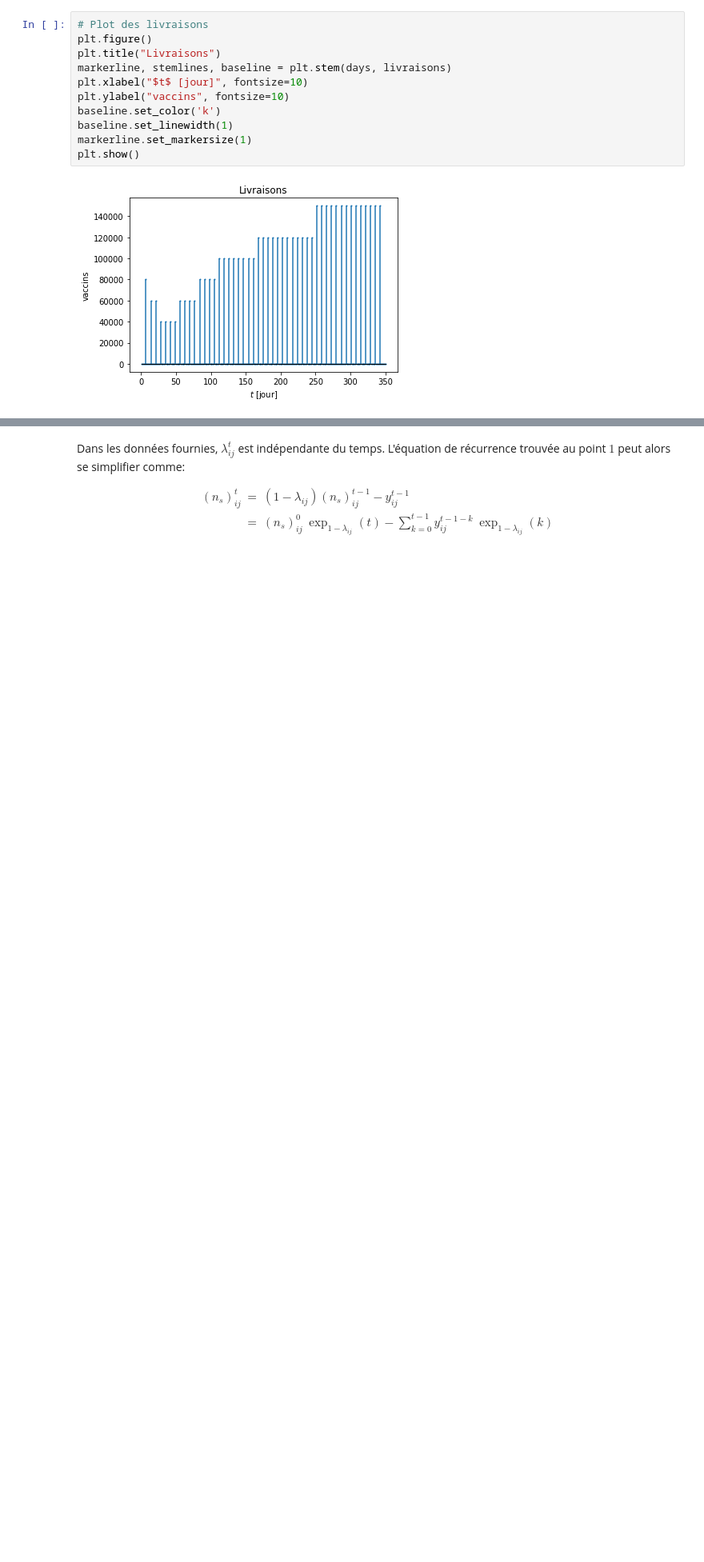
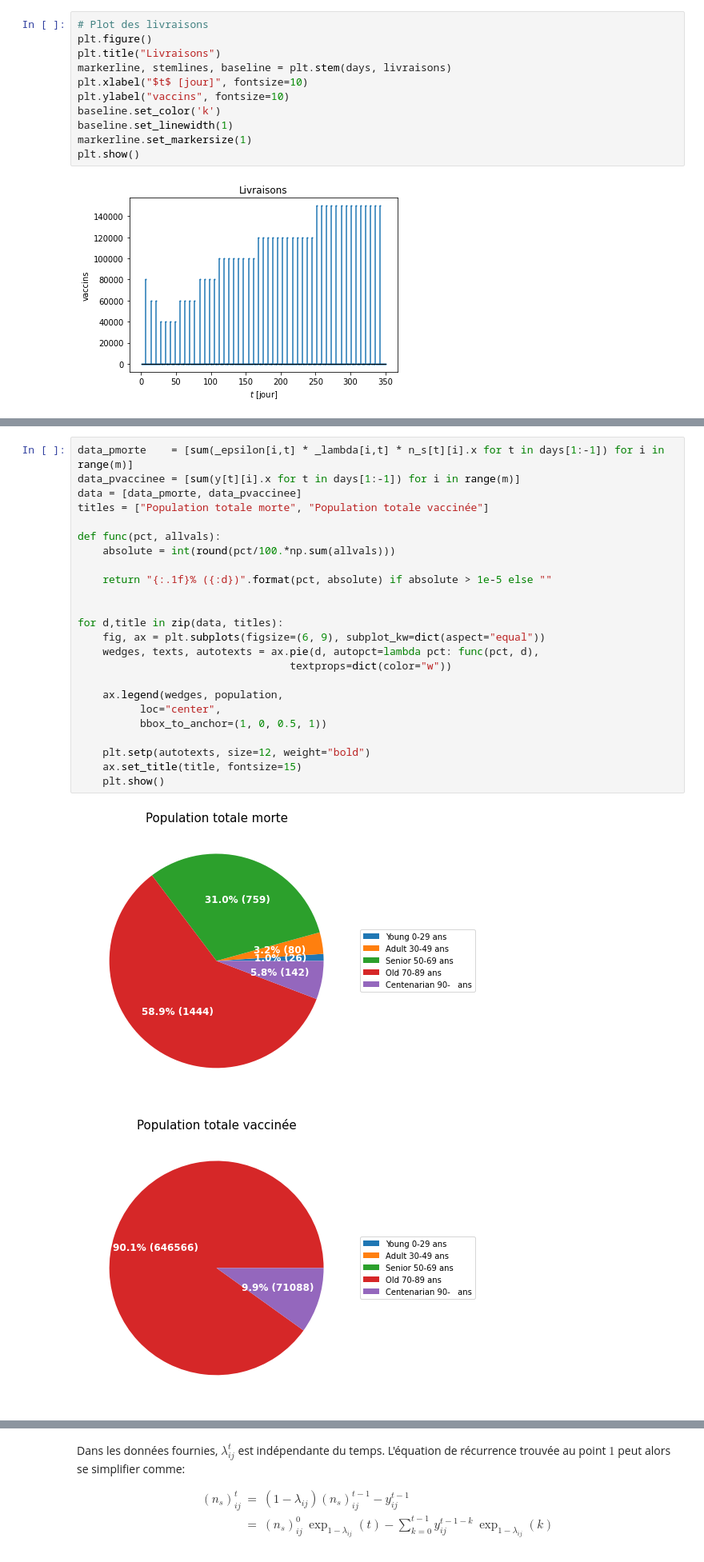
Before and after one commit to EliottVND/LINMA1702, a Jupyter notebook: rapport_notebook.ipynb, the cells around one changed output, grey strips where cells are left out. Shown: that part at 80% size. Saved outputs shown, nothing was run; the diff lists cells and outputs as text; blank space fills up the shorter version.

```diff
--- a/rapport_notebook.ipynb
+++ b/rapport_notebook.ipynb
@@ -204 +229,28 @@ for i in range(3):
+# %%
+data_pmorte    = [sum(_epsilon[i,t] * _lambda[i,t] * n_s[t][i].x for t in days[1:-1]) for i in range(m)]
+data_pvaccinee = [sum(y[t][i].x for t in days[1:-1]) for i in range(m)]
+data = [data_pmorte, data_pvaccinee]
+titles = ["Population totale morte", "Population totale vaccinée"]
+
+def func(pct, allvals):
+    absolute = int(round(pct/100.*np.sum(allvals)))
+
+    return "{:.1f}% ({:d})".format(pct, absolute) if absolute > 1e-5 else ""
+
+
+for d,title in zip(data, titles):
+    fig, ax = plt.subplots(figsize=(6, 9), subplot_kw=dict(aspect="equal"))
+    wedges, texts, autotexts = ax.pie(d, autopct=lambda pct: func(pct, d),
+                                  textprops=dict(color="w"))
+
+    ax.legend(wedges, population,
+          loc="center",
+          bbox_to_anchor=(1, 0, 0.5, 1))
+
+    plt.setp(autotexts, size=12, weight="bold")
+    ax.set_title(title, fontsize=15)
+    plt.show()
+# %% [output]
+[figure, added]
+[figure, added]
 # %%
```
Also changed, not shown: parts of 12 cells of this notebook, 8 other files.
